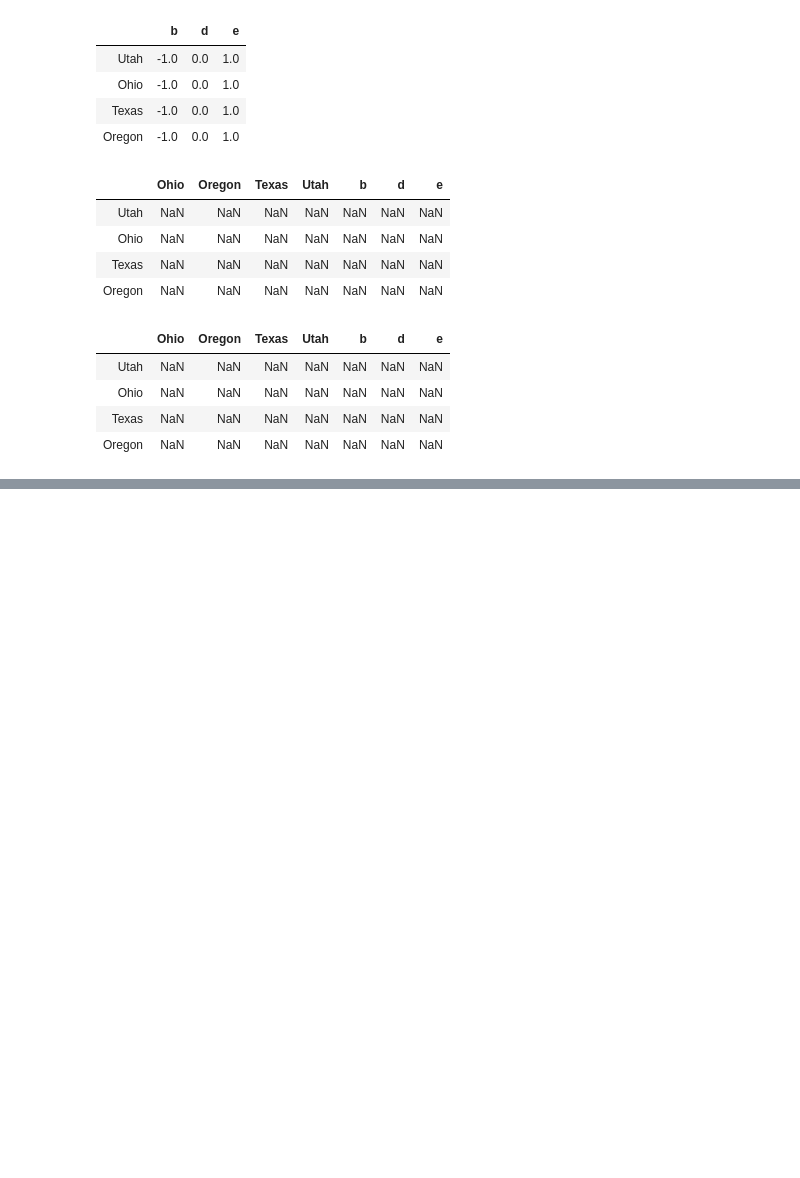
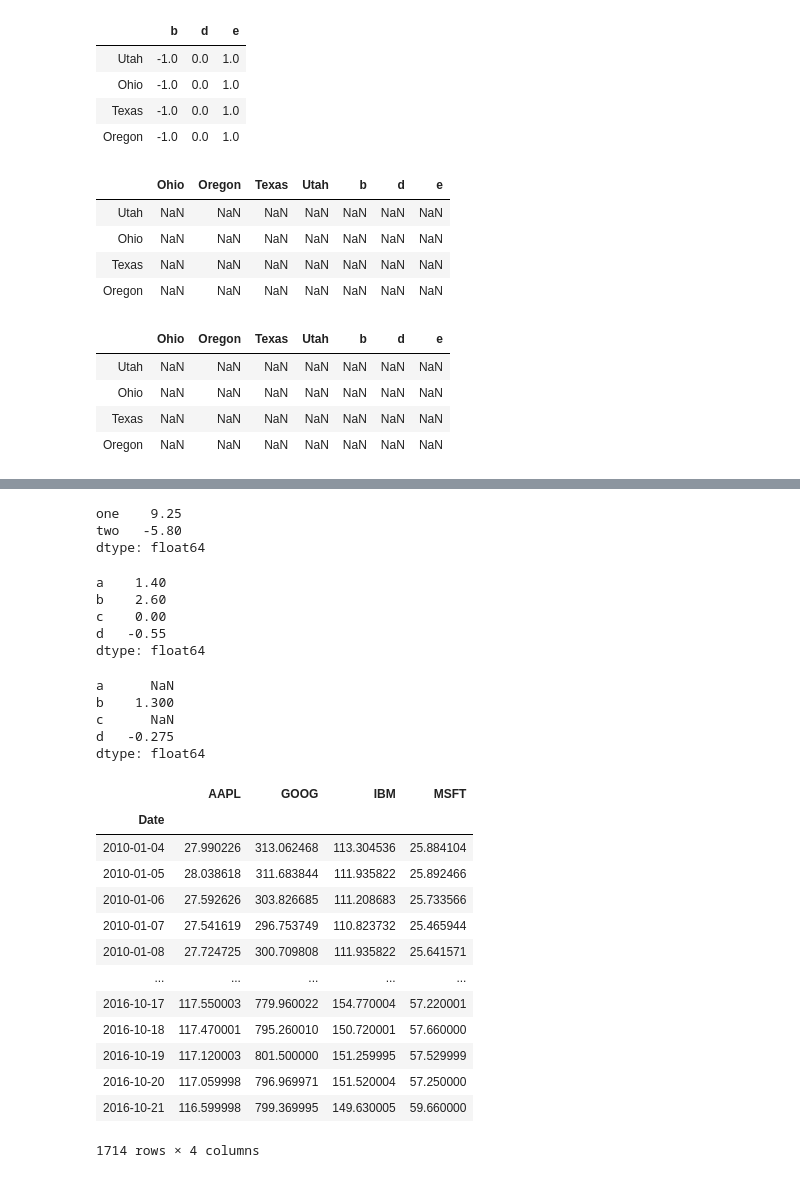
Before and after one commit to wminc/Data_Analysis_First, a Jupyter notebook: my_study/ch05.ipynb, the cells around one changed output, grey strips where cells are left out. Saved outputs shown, nothing was run; the diff lists cells and outputs as text; code cells hidden in the pictures; blank space fills up the shorter version.

```diff
--- a/my_study/ch05.ipynb
+++ b/my_study/ch05.ipynb
@@ -829,0 +1070,43 @@ frame.sub(series3)
+# %%
+df.sum()
+# %% [output]
+one    9.25
+two   -5.80
+dtype: float64
+# %%
+df.sum(axis='columns')
+# %% [output]
+a    1.40
+b    2.60
+c    0.00
+d   -0.55
+dtype: float64
+# %%
+df.mean(axis='columns', skipna=False)
+# %% [output]
+a      NaN
+b    1.300
+c      NaN
+d   -0.275
+dtype: float64
+# %%
+# 获取文件中的股票数据
+price = pd.read_pickle('examples/yahoo_price.pkl')
+volume = pd.read_pickle('examples/yahoo_volume.pkl')
+# %%
+price
+# %% [output]
+|  | AAPL | GOOG | IBM | MSFT |
+| Date |  |  |  |  |
+| 2010-01-04 | 27.990226 | 313.062468 | 113.304536 | 25.884104 |
+| 2010-01-05 | 28.038618 | 311.683844 | 111.935822 | 25.892466 |
+| 2010-01-06 | 27.592626 | 303.826685 | 111.208683 | 25.733566 |
+| 2010-01-07 | 27.541619 | 296.753749 | 110.823732 | 25.465944 |
+| 2010-01-08 | 27.724725 | 300.709808 | 111.935822 | 25.641571 |
+| ... | ... | ... | ... | ... |
+| 2016-10-17 | 117.550003 | 779.960022 | 154.770004 | 57.220001 |
+| 2016-10-18 | 117.470001 | 795.260010 | 150.720001 | 57.660000 |
+| 2016-10-19 | 117.120003 | 801.500000 | 151.259995 | 57.529999 |
+| 2016-10-20 | 117.059998 | 796.969971 | 151.520004 | 57.250000 |
+| 2016-10-21 | 116.599998 | 799.369995 | 149.630005 | 59.660000 |
+1714 rows × 4 columns
```
Also changed, not shown: parts of 49 cells of this notebook, 27 other files.
